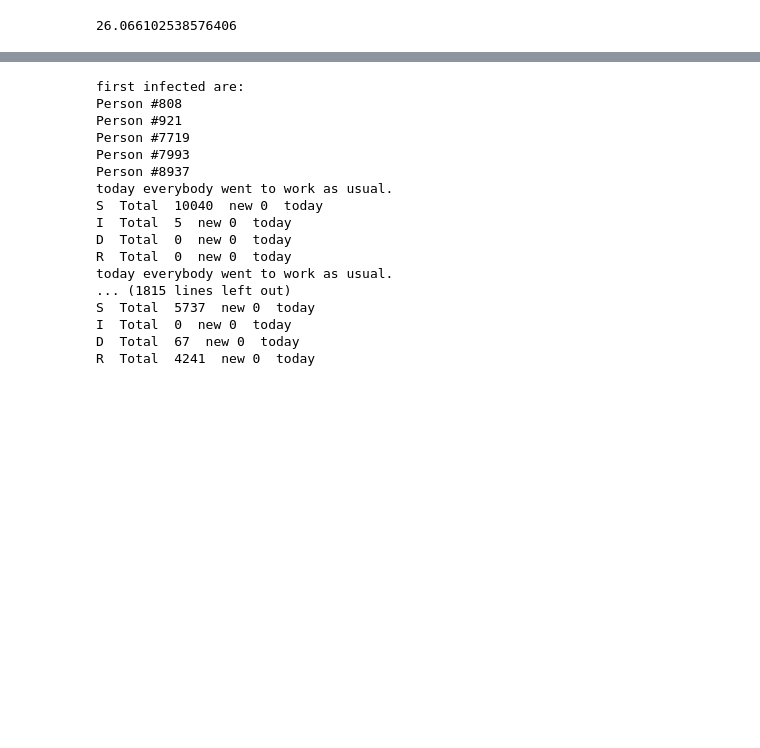
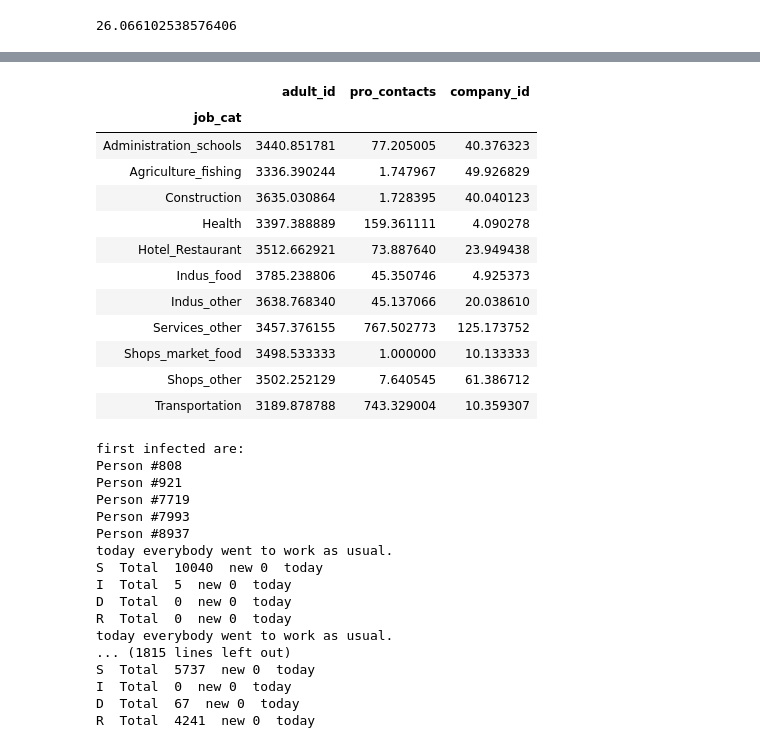
Before and after one commit to Faycal-BAKI/COVID-19-Outbreak-Project---Graph-Theory-and-Social-Network-Analysis-course, a Jupyter notebook: main.ipynb, the cells around one changed output, grey strips where cells are left out. Drawn from its saved outputs; the diff is of its cells as text; code cells hidden in the pictures; blank space fills up the shorter version.

```diff
--- a/main.ipynb
+++ b/main.ipynb
@@ -227,0 +239,21 @@ daily_infection_proba = R0 / mean_sickness_duration
+# %%
+#df_pro_contacts_adults.groupby("job_cat").mean()
+
+"""
+
+
+"""
+# %% [output]
+|  | adult_id | pro_contacts | company_id |
+| job_cat |  |  |  |
+| Administration_schools | 3440.851781 | 77.205005 | 40.376323 |
+| Agriculture_fishing | 3336.390244 | 1.747967 | 49.926829 |
+| Construction | 3635.030864 | 1.728395 | 40.040123 |
+| Health | 3397.388889 | 159.361111 | 4.090278 |
+| Hotel_Restaurant | 3512.662921 | 73.887640 | 23.949438 |
+| Indus_food | 3785.238806 | 45.350746 | 4.925373 |
+| Indus_other | 3638.768340 | 45.137066 | 20.038610 |
+| Services_other | 3457.376155 | 767.502773 | 125.173752 |
+| Shops_market_food | 3498.533333 | 1.000000 | 10.133333 |
+| Shops_other | 3502.252129 | 7.640545 | 61.386712 |
+| Transportation | 3189.878788 | 743.329004 | 10.359307 |
```
Also changed, not shown: parts of 4 cells of this notebook.
